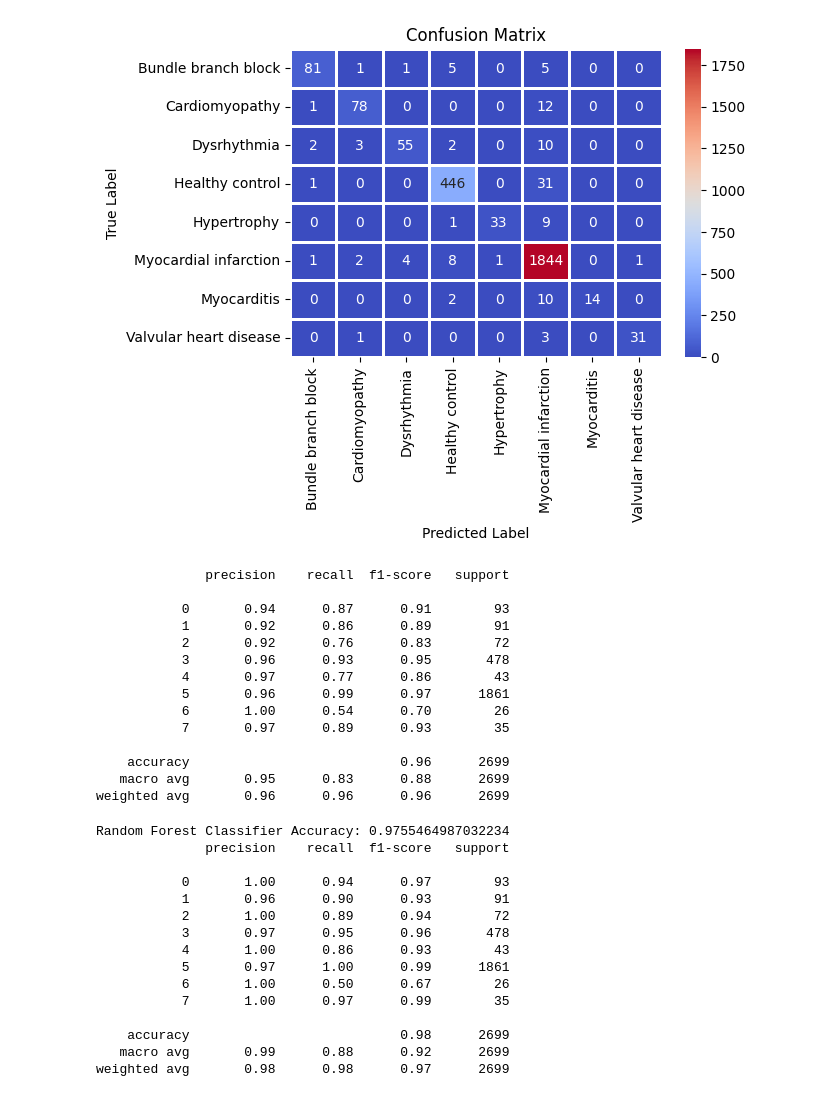
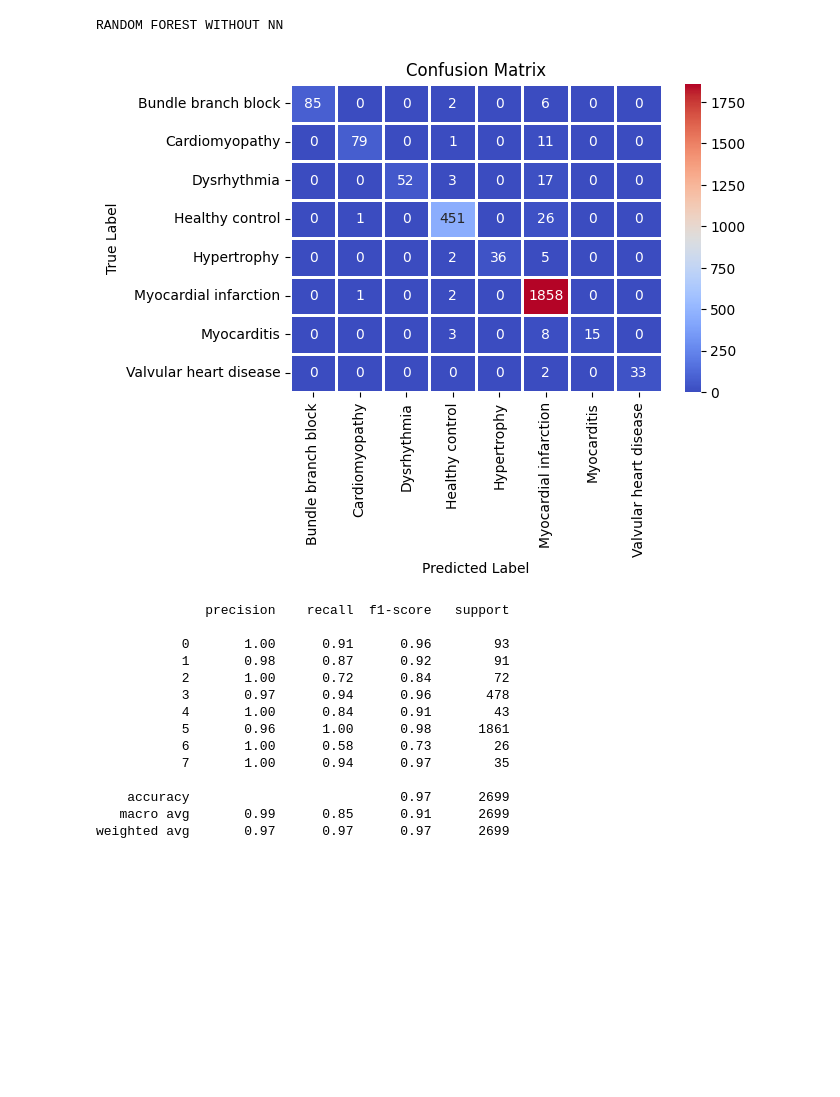
Before and after one commit to Afiq2200546/INF2008-ECG, a Jupyter notebook: Machine_Learning_RF_NN.ipynb, the cells around one changed output. Cells and saved outputs as stored; diff of their text form; code cells hidden in the pictures; blank space fills up the shorter version.

```diff
--- a/Machine_Learning_RF_NN.ipynb
+++ b/Machine_Learning_RF_NN.ipynb
@@ -164 +182,8 @@ Epoch [50/50], Loss: 0.7867
+# %%
+# Train Random Forest Classifier
+rf_model = RandomForestClassifier(n_estimators=100, random_state=42, class_weight="balanced")
+rf_model.fit(X_train, Y_train)
+
+# Evaluate Random Forest model
+rf_predictions = rf_model.predict(X_test)
 # %%
@@ -178,49 +204,24 @@ def show_confusion_matrix(true_labels, predicted_labels):
     plt.ylabel('True Label')
     plt.xlabel('Predicted Label')
     plt.show()
-
-
-show_confusion_matrix(Y_test, y_pred_test)
-print(classification_report(Y_test, y_pred_test))
-# %% [output]
-[figure, removed]
-              precision    recall  f1-score   support
-
-           0       0.94      0.87      0.91        93
-           1       0.92      0.86      0.89        91
-           2       0.92      0.76      0.83        72
-           3       0.96      0.93      0.95       478
-           4       0.97      0.77      0.86        43
-           5       0.96      0.99      0.97      1861
-           6       1.00      0.54      0.70        26
-           7       0.97      0.89      0.93        35
-
-    accuracy                           0.96      2699
-   macro avg       0.95      0.83      0.88      2699
-weighted avg       0.96      0.96      0.96      2699
-# %%
-
-# Train Random Forest Classifier
-rf_model = RandomForestClassifier(n_estimators=100, random_state=42)
-rf_model.fit(X_train, Y_train)
-
-# Evaluate Random Forest model
-rf_predictions = rf_model.predict(X_test)
-print("Random Forest Classifier Accuracy:", metrics.accuracy_score(Y_test, rf_predictions))
-print(classification_report(Y_test, rf_predictions))
-# %% [output]
-Random Forest Classifier Accuracy: 0.9755464987032234
-              precision    recall  f1-score   support
-
-           0       1.00      0.94      0.97        93
-           1       0.96      0.90      0.93        91
-           2       1.00      0.89      0.94        72
-           3       0.97      0.95      0.96       478
-           4       1.00      0.86      0.93        43
-           5       0.97      1.00      0.99      1861
-           6       1.00      0.50      0.67        26
-           7       1.00      0.97      0.99        35
-
-    accuracy                           0.98      2699
-   macro avg       0.99      0.88      0.92      2699
-weighted avg       0.98      0.98      0.97      2699
+# %%
+print("RANDOM FOREST WITHOUT NN")
+show_confusion_matrix(Y_test, rf_predictions)
+print(classification_report(Y_test, rf_predictions))
+# %% [output]
+RANDOM FOREST WITHOUT NN
+[figure, added]
+              precision    recall  f1-score   support
+
+           0       1.00      0.91      0.96        93
+           1       0.98      0.87      0.92        91
+           2       1.00      0.72      0.84        72
+           3       0.97      0.94      0.96       478
+           4       1.00      0.84      0.91        43
+           5       0.96      1.00      0.98      1861
+           6       1.00      0.58      0.73        26
+           7       1.00      0.94      0.97        35
+
+    accuracy                           0.97      2699
+   macro avg       0.99      0.85      0.91      2699
+weighted avg       0.97      0.97      0.97      2699
```
Also changed, not shown: parts of 4 cells of this notebook.
